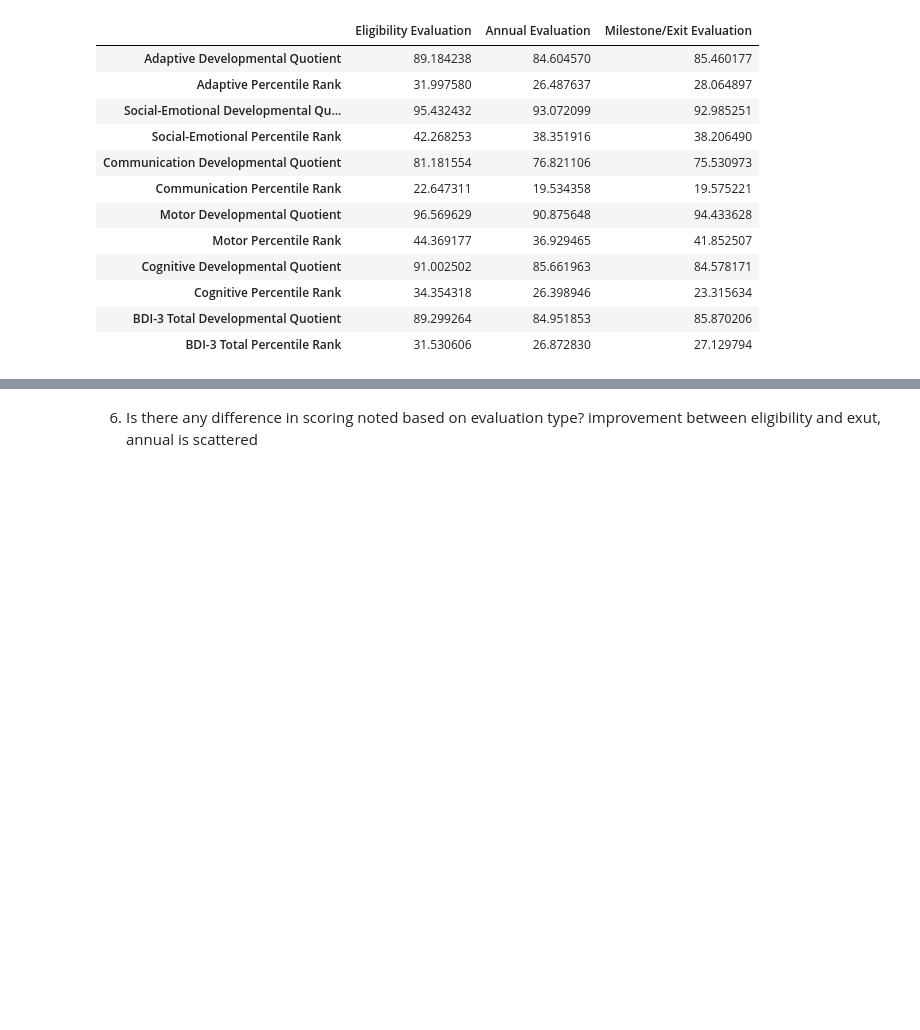
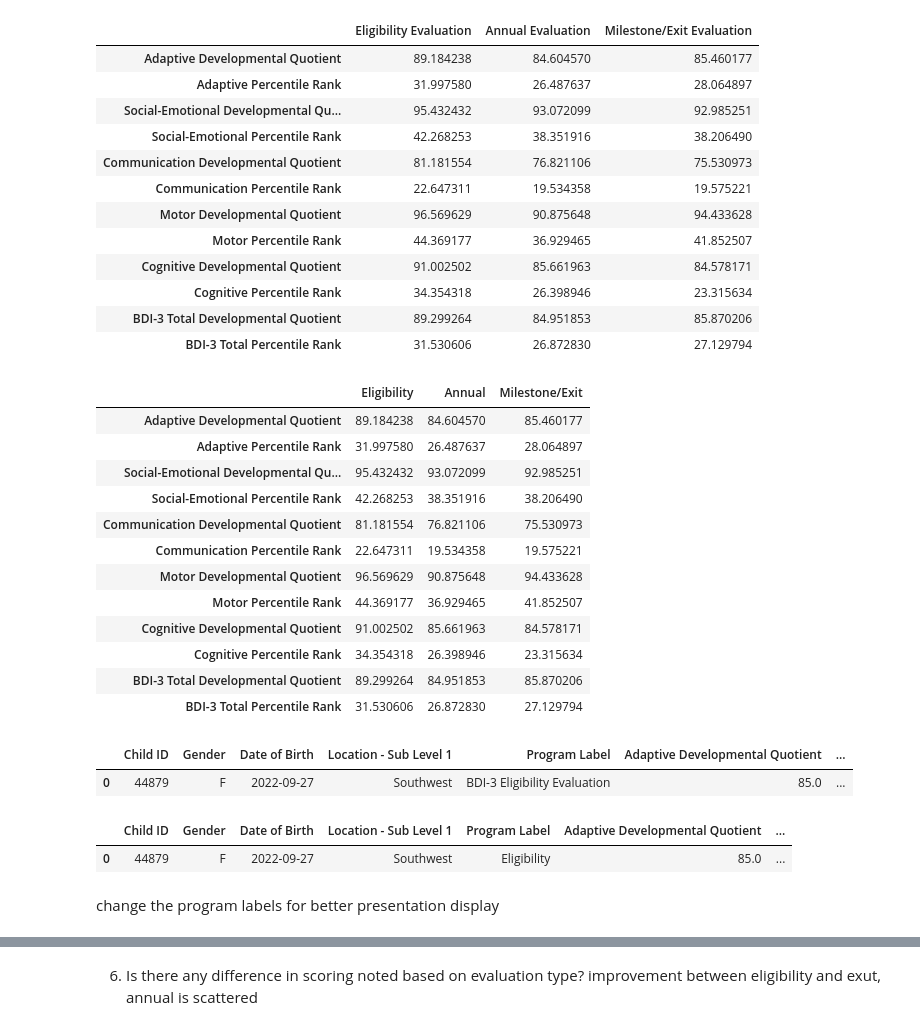
Before and after one commit to NSS-Full-Time-Data-Analytics-11/teis-project-tucker, a Jupyter notebook: take3.ipynb, the cells around one changed output, grey strips where cells are left out. Saved outputs shown, nothing was run; the diff lists cells and outputs as text; code cells hidden in the pictures; blank space fills up the shorter version.

```diff
--- a/take3.ipynb
+++ b/take3.ipynb
@@ -108,3 +108,33 @@ mean_scores_comparison_numeric
 | Cognitive Percentile Rank | 34.354318 | 26.398946 | 23.315634 |
 | BDI-3 Total Developmental Quotient | 89.299264 | 84.951853 | 85.870206 |
 | BDI-3 Total Percentile Rank | 31.530606 | 26.872830 | 27.129794 |
+# %%
+mean_scores_comparison_numeric = mean_scores_comparison_numeric.rename(columns={'Eligibility Evaluation':'Eligibility', 'Annual Evaluation': 'Annual', 'Milestone/Exit Evaluation': 'Milestone/Exit'})
+mean_scores_comparison_numeric
+# %% [output]
+|  | Eligibility | Annual | Milestone/Exit |
+| Adaptive Developmental Quotient | 89.184238 | 84.604570 | 85.460177 |
+| Adaptive Percentile Rank | 31.997580 | 26.487637 | 28.064897 |
+| Social-Emotional Developmental Qu... | 95.432432 | 93.072099 | 92.985251 |
+| Social-Emotional Percentile Rank | 42.268253 | 38.351916 | 38.206490 |
+| Communication Developmental Quotient | 81.181554 | 76.821106 | 75.530973 |
+| Communication Percentile Rank | 22.647311 | 19.534358 | 19.575221 |
+| Motor Developmental Quotient | 96.569629 | 90.875648 | 94.433628 |
+| Motor Percentile Rank | 44.369177 | 36.929465 | 41.852507 |
+| Cognitive Developmental Quotient | 91.002502 | 85.661963 | 84.578171 |
+| Cognitive Percentile Rank | 34.354318 | 26.398946 | 23.315634 |
+| BDI-3 Total Developmental Quotient | 89.299264 | 84.951853 | 85.870206 |
+| BDI-3 Total Percentile Rank | 31.530606 | 26.872830 | 27.129794 |
+# %%
+pulls.head(1)
+# %% [output]
+|  | Child ID | Gender | Date of Birth | Location - Sub Level 1 | Program Label | Adaptive Developmental Quotient | ... |
+| 0 | 44879 | F | 2022-09-27 | Southwest | BDI-3 Eligibility Evaluation | 85.0 | ... |
+# %%
+pulls['Program Label'] = pulls['Program Label'].apply(lambda x: x.replace('BDI-3 Eligibility Evaluation', "Eligibility"))
+pulls.head(1)
+# %% [output]
+|  | Child ID | Gender | Date of Birth | Location - Sub Level 1 | Program Label | Adaptive Developmental Quotient | ... |
+| 0 | 44879 | F | 2022-09-27 | Southwest | Eligibility | 85.0 | ... |
+# %% [markdown]
+change the program labels for better presentation display
```
Also changed, not shown: parts of 52 cells of this notebook, 3 other files.
